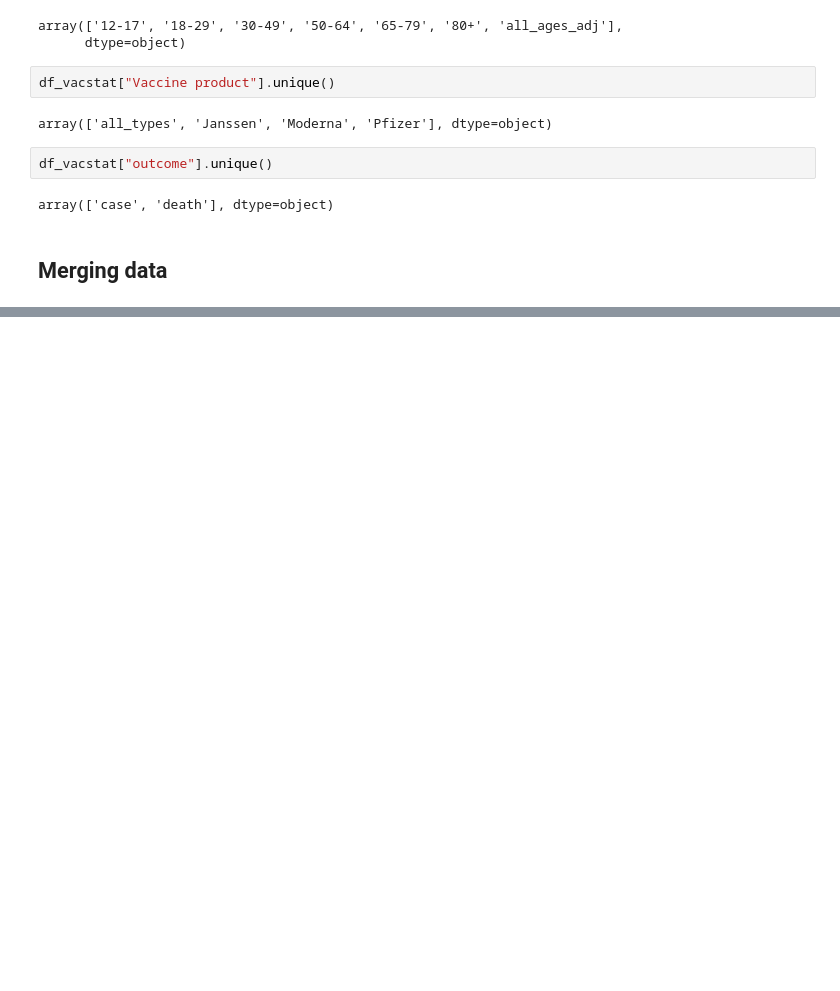
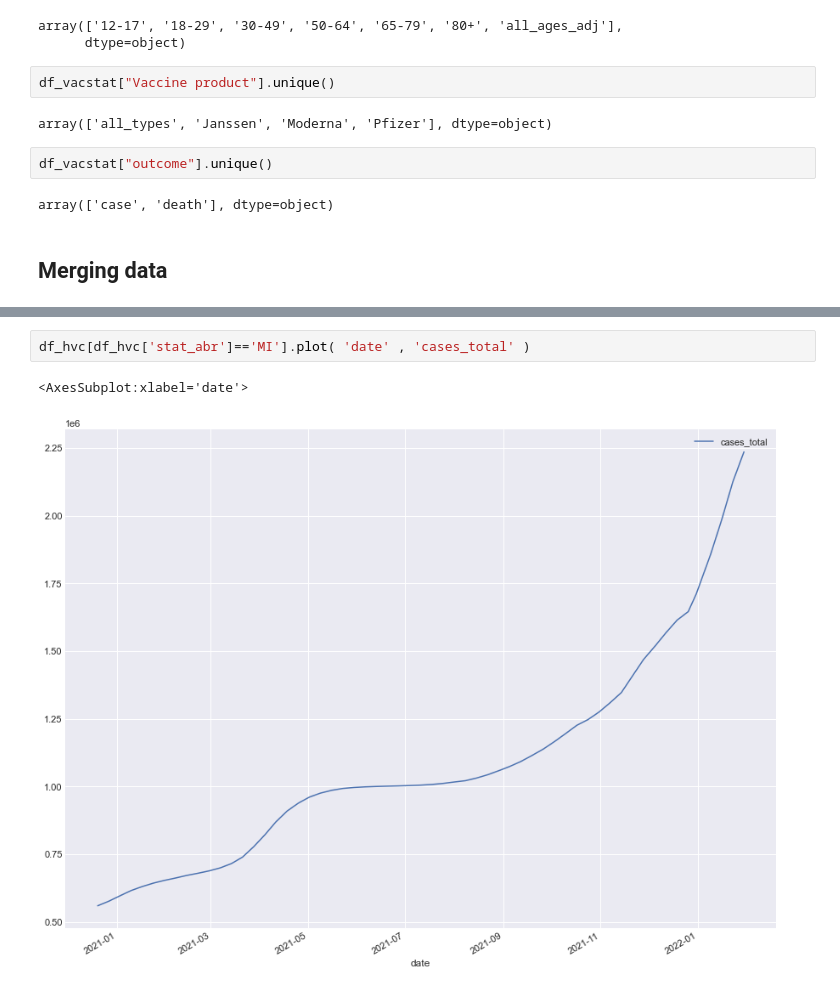
Before and after one commit to vaddhiparthy/COVID-Data-Analysis, a Jupyter notebook: COVID Data Analysis.ipynb, the cells around one changed output, grey strips where cells are left out. Saved outputs shown, nothing was run; the diff lists cells and outputs as text; blank space fills up the shorter version.

```diff
--- a/COVID Data Analysis.ipynb
+++ b/COVID Data Analysis.ipynb
@@ -585,0 +1001,5 @@ Length: 100, dtype: int64
+# %%
+df_hvc[df_hvc['stat_abr']=='MI'].plot( 'date' , 'cases_total' )
+# %% [output]
+<AxesSubplot:xlabel='date'>
+[figure, added]
```
Also changed, not shown: parts of 116 cells of this notebook.
